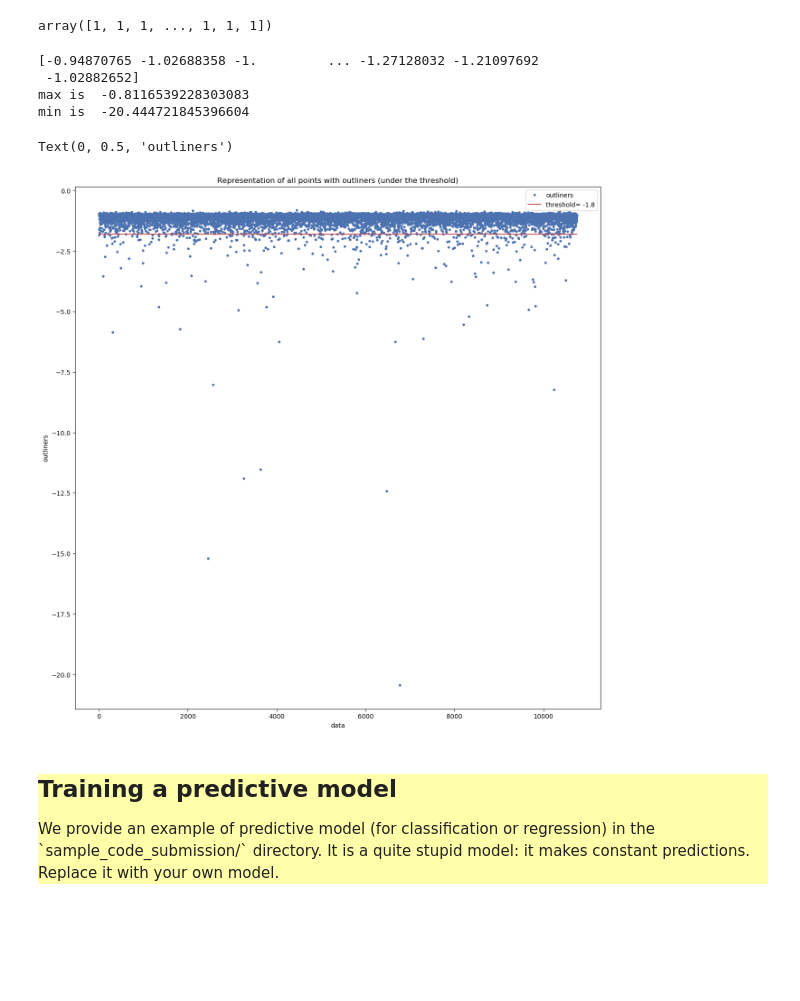
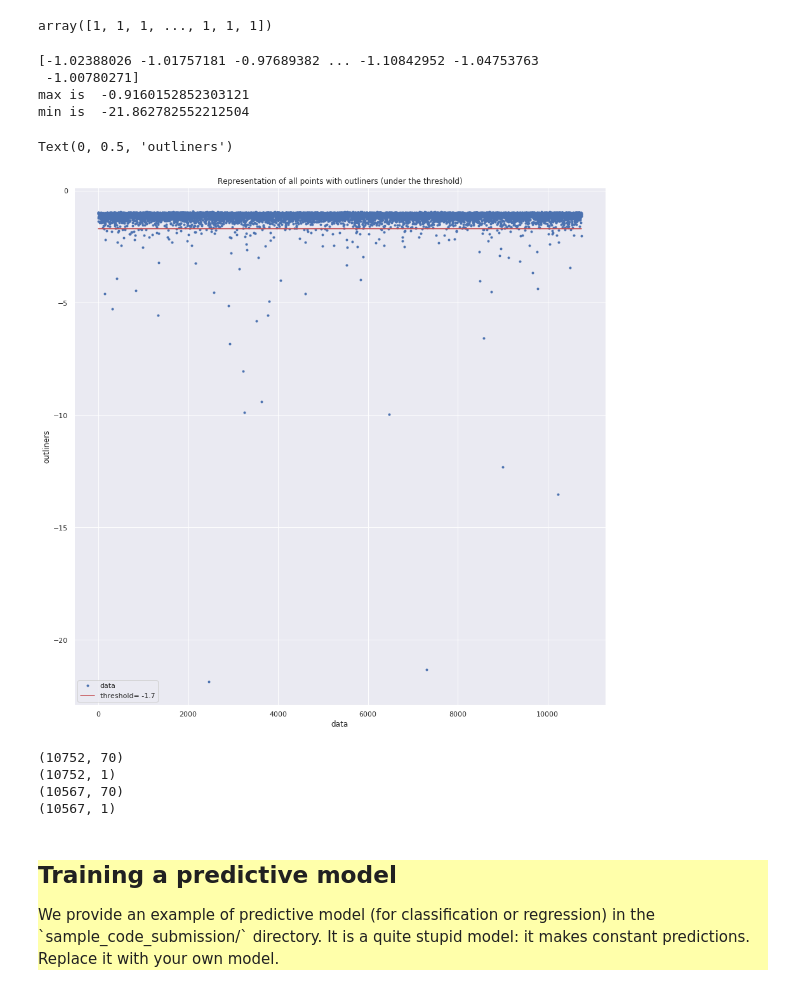
Before and after one commit to George-Marchment/OCEAN, a Jupyter notebook: starting_kit/README_preprocessing.ipynb, the cells around one changed output. Drawn from its saved outputs; the diff is of its cells as text; code cells hidden in the pictures; blank space fills up the shorter version.

Commit message:
removing outliners

```diff
--- a/starting_kit/README_preprocessing.ipynb
+++ b/starting_kit/README_preprocessing.ipynb
@@ -259,33 +243,56 @@ print(D.data['X_train'])
 import numpy as np
 from sklearn.neighbors import LocalOutlierFactor
 X = D.data['X_train']
-clf = LocalOutlierFactor(n_neighbors=2)
+clf = LocalOutlierFactor(n_neighbors=7)
 clf.fit_predict(X)
 # %% [output]
 array([1, 1, 1, ..., 1, 1, 1])
 # %%
 import matplotlib.pyplot as plt
 
 print(clf.negative_outlier_factor_)
 print("max is ", max(clf.negative_outlier_factor_))
 print("min is ", min(clf.negative_outlier_factor_))
 
-threshold = -1.8
+threshold = -1.7
 
 fig, ax = plt.subplots(1,1, figsize=(15,15))
-ax.plot(clf.negative_outlier_factor_,'b.' , label="outliners")
+ax.plot(clf.negative_outlier_factor_,'b.' , label="data")
 ax.plot(threshold*np.ones(X.shape[0]),'r' ,label="threshold= {}".format(threshold))
 ax.legend()
 ax.set_title("Representation of all points with outliners (under the threshold)")
 ax.set_xlabel("data")
 ax.set_ylabel("outliners")
 # %% [output]
-[-0.94870765 -1.02688358 -1.         ... -1.27128032 -1.21097692
- -1.02882652]
-max is  -0.8116539228303083
-min is  -20.444721845396604
+[-1.02388026 -1.01757181 -0.97689382 ... -1.10842952 -1.04753763
+ -1.00780271]
+max is  -0.9160152852303121
+min is  -21.862782552212504
 Text(0, 0.5, 'outliners')
-[figure, old version]
+[figure, new version]
+# %%
+# save all indexes where clf.negative_outlier_factor_ is under the threshold
+arr = clf.negative_outlier_factor_.copy()
+idxToDelete = []
+for i in range(0, len(arr)):
+    if (arr[i]) < threshold :
+        idxToDelete += [i]
+
+# delete the outliners on X and Y
+
+print(D.data['X_train'].shape)
+print(D.data['Y_train'].shape)
+
+D.data['X_train'] = np.delete(D.data['X_train'], idxToDelete, axis=0)
+D.data['Y_train'] = np.delete(D.data['Y_train'], idxToDelete, axis=0)
+
+print(D.data['X_train'].shape)
+print(D.data['Y_train'].shape)
+# %% [output]
+(10752, 70)
+(10752, 1)
+(10567, 70)
+(10567, 1)
 # %% [markdown]
 <div style="background:#FFFFAA">
     <h2>Training a predictive model</h2>
```
Also changed, not shown: parts of 7 cells of this notebook.
